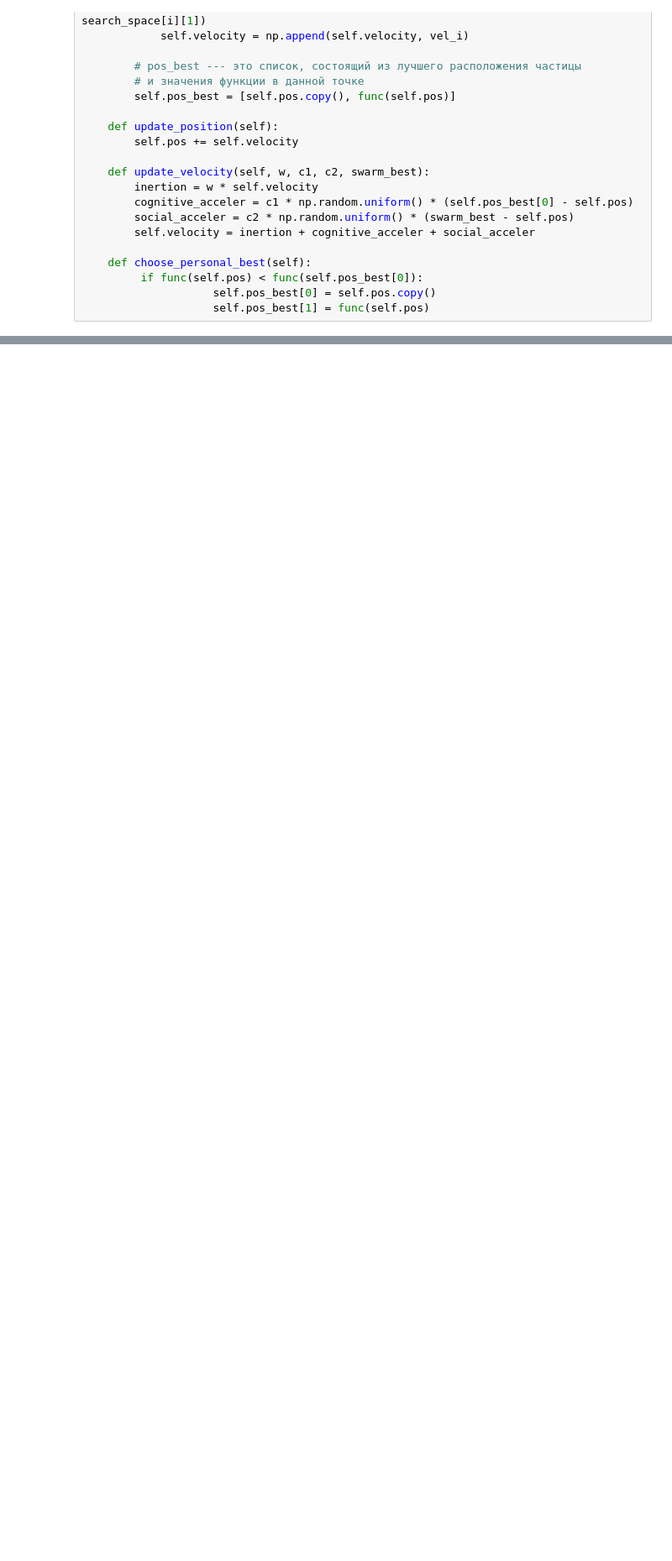
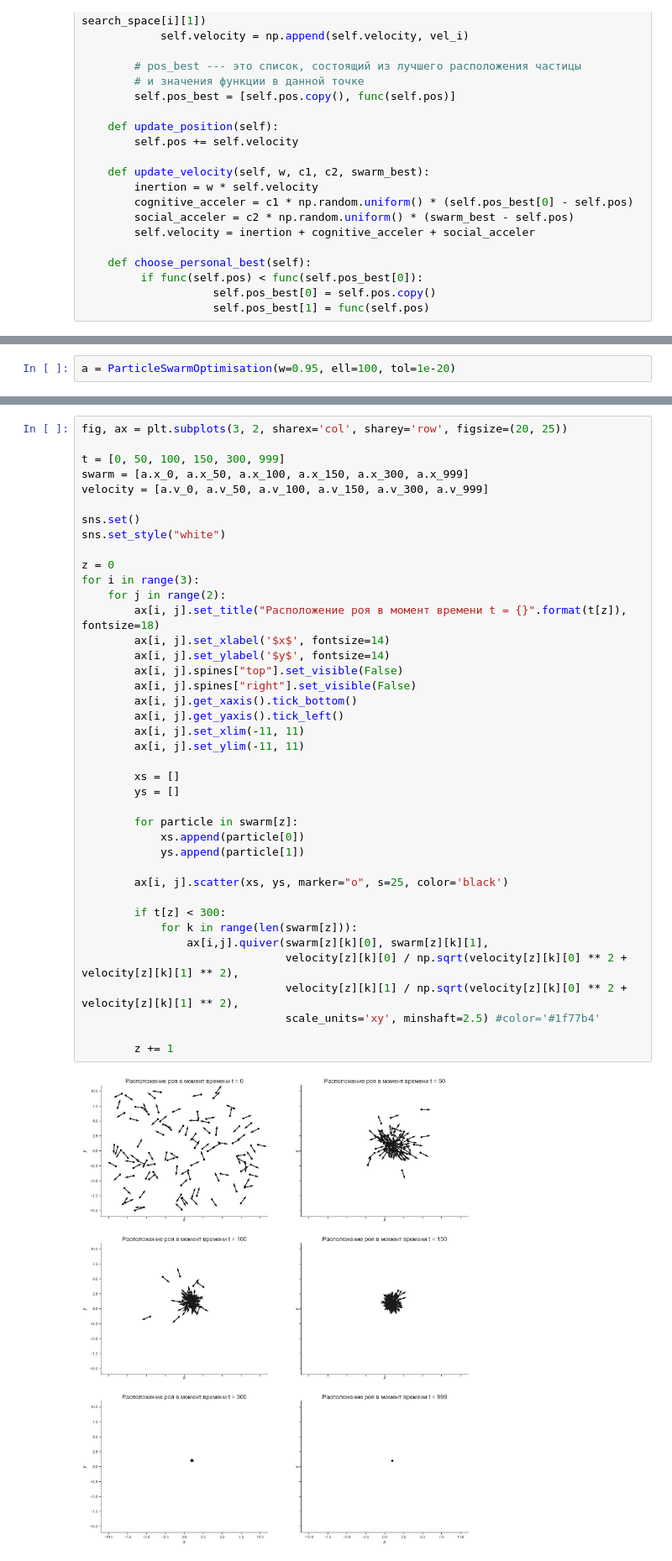
Before and after one commit to khaykingleb/stochastic-optimization-methods, a Jupyter notebook: Code/Particle_Swarm_Optimization/Rosenbrock_func.ipynb, the cells around one changed output, grey strips where cells are left out. Shown at 84% size. Cells and saved outputs as stored; diff of their text form; blank space fills up the shorter version.

```diff
--- a/Code/Particle_Swarm_Optimization/Rosenbrock_func.ipynb
+++ b/Code/Particle_Swarm_Optimization/Rosenbrock_func.ipynb
@@ -212,0 +278,2 @@ a.search_global(2, [(-10, 10),(-10, 10)])
+# %%
+a = ParticleSwarmOptimisation(w=0.95, ell=100, tol=1e-20)
@@ -212,0 +286,42 @@ a.search_global(2, [(-10, 10),(-10, 10)])
+# %%
+fig, ax = plt.subplots(3, 2, sharex='col', sharey='row', figsize=(20, 25))
+
+t = [0, 50, 100, 150, 300, 999]
+swarm = [a.x_0, a.x_50, a.x_100, a.x_150, a.x_300, a.x_999]
+velocity = [a.v_0, a.v_50, a.v_100, a.v_150, a.v_300, a.v_999]
+
+sns.set()
+sns.set_style("white")
+
+z = 0
+for i in range(3):
+    for j in range(2):
+        ax[i, j].set_title("Расположение роя в момент времени t = {}".format(t[z]), fontsize=18)
+        ax[i, j].set_xlabel('$x$', fontsize=14)
+        ax[i, j].set_ylabel('$y$', fontsize=14)
+        ax[i, j].spines["top"].set_visible(False)
+        ax[i, j].spines["right"].set_visible(False)
+        ax[i, j].get_xaxis().tick_bottom()
+        ax[i, j].get_yaxis().tick_left()
+        ax[i, j].set_xlim(-11, 11)
+        ax[i, j].set_ylim(-11, 11)
+
+        xs = []
+        ys = []
+
+        for particle in swarm[z]:
+            xs.append(particle[0])
+            ys.append(particle[1])
+
+        ax[i, j].scatter(xs, ys, marker="o", s=25, color='black')
+
+        if t[z] < 300:
+            for k in range(len(swarm[z])):
+                ax[i,j].quiver(swarm[z][k][0], swarm[z][k][1],
+                               velocity[z][k][0] / np.sqrt(velocity[z][k][0] ** 2 + velocity[z][k][1] ** 2),
+                               velocity[z][k][1] / np.sqrt(velocity[z][k][0] ** 2 + velocity[z][k][1] ** 2),
+                               scale_units='xy', minshaft=2.5) #color='#1f77b4'
+
+        z += 1
+# %% [output]
+[figure, added]
```
Also changed, not shown: parts of 15 cells of this notebook, 25 other files.
